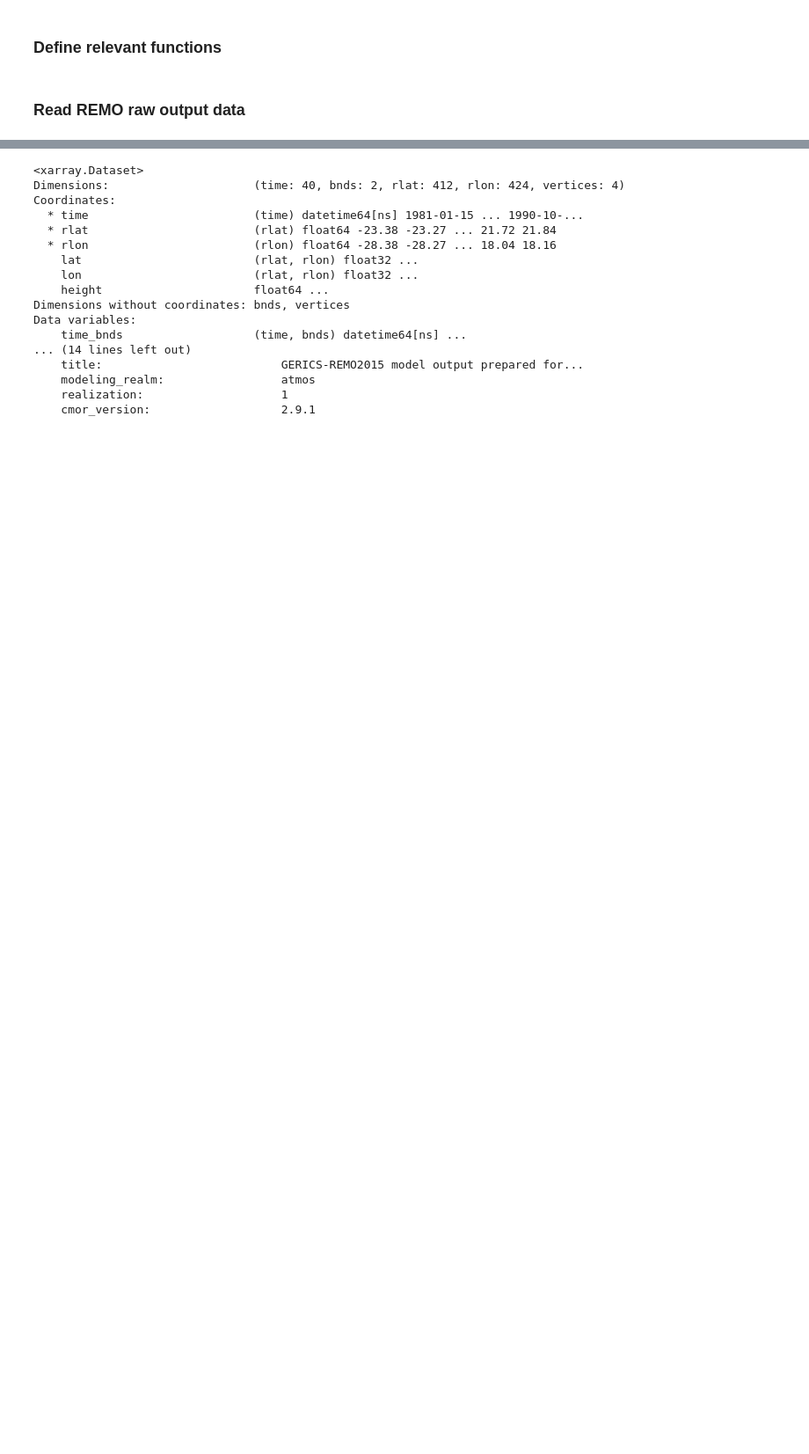
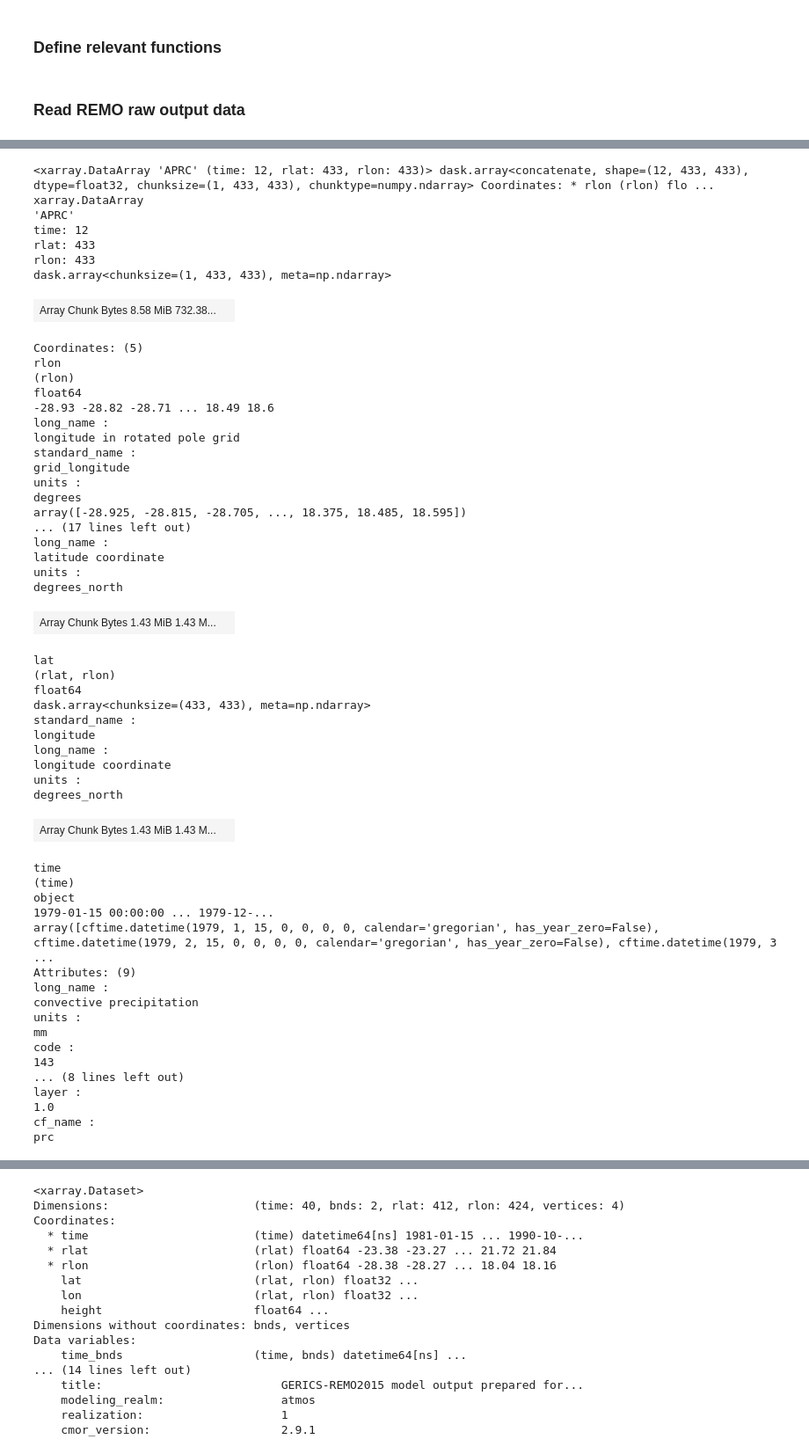
Before and after one commit to remo-rcm/pyremo, a Jupyter notebook: notebooks/remo-cmor-dev.ipynb, the cells around one changed output, grey strips where cells are left out. Shown at 88% size. Saved outputs shown, nothing was run; the diff lists cells and outputs as text; code cells hidden in the pictures; blank space fills up the shorter version.

```diff
--- a/notebooks/remo-cmor-dev.ipynb
+++ b/notebooks/remo-cmor-dev.ipynb
@@ -113,0 +43,3 @@ cx.__version__
+# %%
+ds = xr.open_dataset(sem_mean_cordex, use_cftime=True)
+ds
@@ -238,8 +194,8 @@ def create_dataset(old_ds, var=None, table=pd.DataFrame()):
 # %% [markdown]
 ### Read REMO raw output data
 # %%
-#pattern = '/work/ch0636/g300046/remo_results_056000/1979/e056000m*.nc'
-pattern = '/work/ch0636/g300046/remo_results_056000/1979/hourly/e056000e_c167*.nc'
+pattern = '/work/ch0636/g300046/remo_results_056000/1979/e056000m*.nc'
+#pattern = '/work/ch0636/g300046/remo_results_056000/1979/hourly/e056000e_c167*.nc'
 filenames = glob.glob(pattern)
 filenames.sort()
 filenames
@@ -327,0 +246,57 @@ Linux eddy3 2.6.32-754.33.1.el6.x86_64 #1 SMP Mon Aug 10 10:29:45 EDT 2020 x86_6
+# %%
+ds.APRC
+# %% [output]
+<xarray.DataArray 'APRC' (time: 12, rlat: 433, rlon: 433)> dask.array<concatenate, shape=(12, 433, 433), dtype=float32, chunksize=(1, 433, 433), chunktype=numpy.ndarray> Coordinates: * rlon (rlon) flo ...
+xarray.DataArray
+'APRC'
+time: 12
+rlat: 433
+rlon: 433
+dask.array<chunksize=(1, 433, 433), meta=np.ndarray>
+| Array Chunk Bytes 8.58 MiB 732.38... |  |
+Coordinates: (5)
+rlon
+(rlon)
+float64
+-28.93 -28.82 -28.71 ... 18.49 18.6
+long_name :
+longitude in rotated pole grid
+standard_name :
+grid_longitude
+units :
+degrees
+array([-28.925, -28.815, -28.705, ..., 18.375, 18.485, 18.595])
+... (17 lines left out)
+long_name :
+latitude coordinate
+units :
+degrees_north
+| Array Chunk Bytes 1.43 MiB 1.43 M... |  |
+lat
+(rlat, rlon)
+float64
+dask.array<chunksize=(433, 433), meta=np.ndarray>
+standard_name :
+longitude
+long_name :
+longitude coordinate
+units :
+degrees_north
+| Array Chunk Bytes 1.43 MiB 1.43 M... |  |
+time
+(time)
+object
+1979-01-15 00:00:00 ... 1979-12-...
+array([cftime.datetime(1979, 1, 15, 0, 0, 0, 0, calendar='gregorian', has_year_zero=False), cftime.datetime(1979, 2, 15, 0, 0, 0, 0, calendar='gregorian', has_year_zero=False), cftime.datetime(1979, 3 ...
+Attributes: (9)
+long_name :
+convective precipitation
+units :
+mm
+code :
+143
+... (8 lines left out)
+layer :
+1.0
+cf_name :
+prc
```
Also changed, not shown: parts of 35 cells of this notebook, 4 other files.
